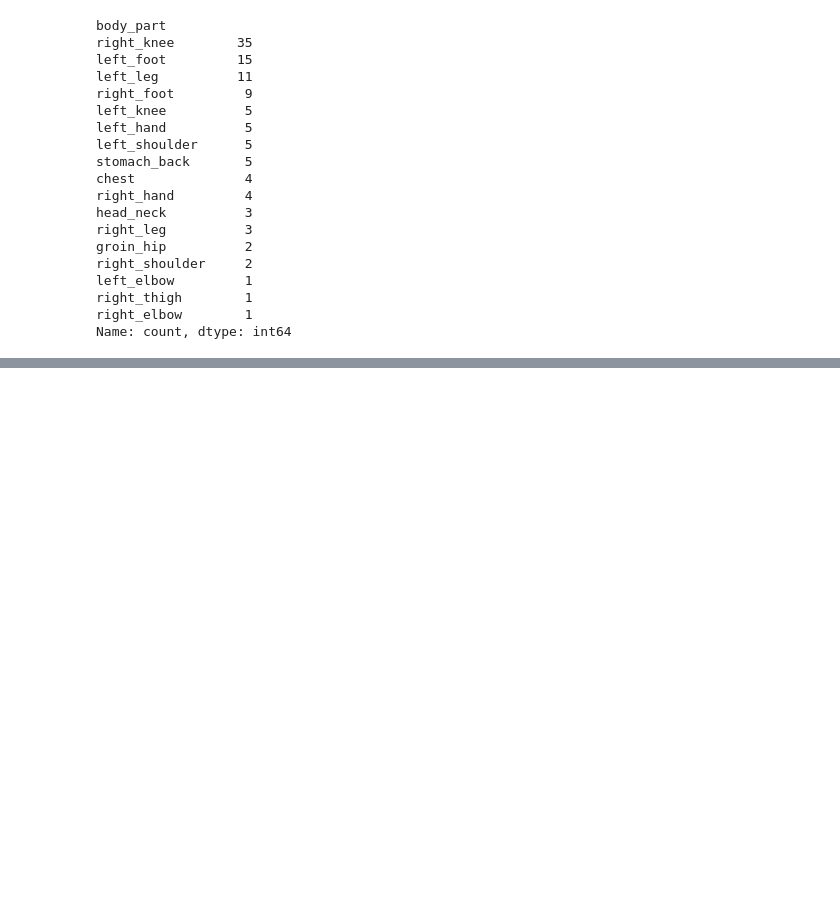
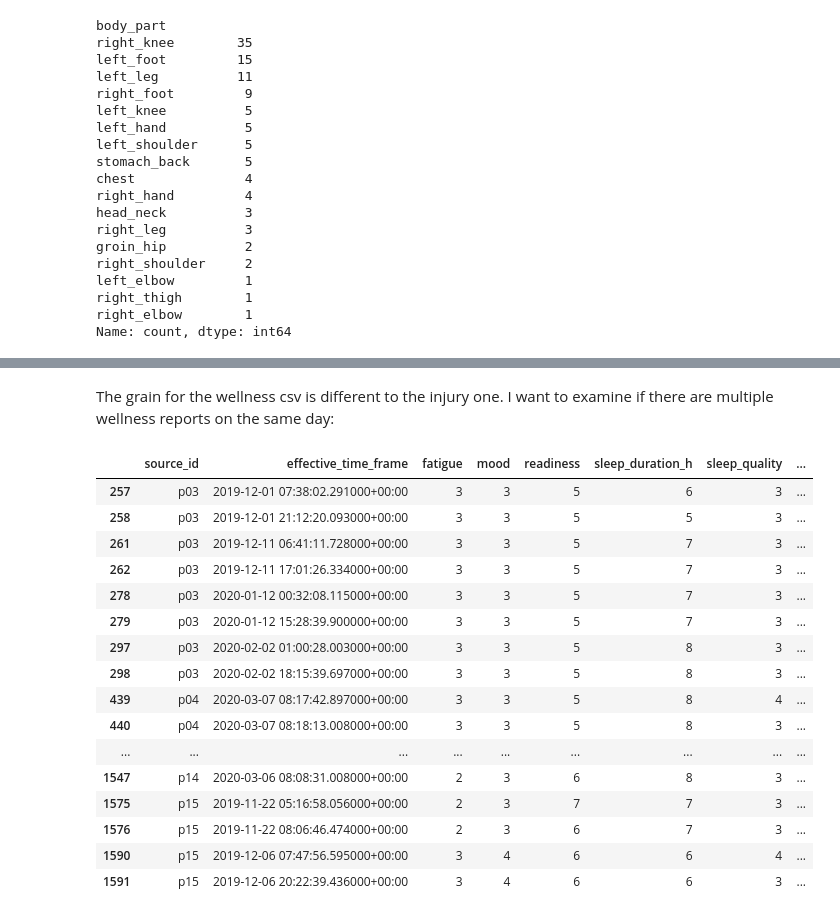
Before and after one commit to vish-mandalika/sql-pipeline-athletic-performance, a Jupyter notebook: etl.ipynb, the cells around one changed output, grey strips where cells are left out. Saved outputs shown, nothing was run; the diff lists cells and outputs as text; code cells hidden in the pictures; blank space fills up the shorter version.

```diff
--- a/etl.ipynb
+++ b/etl.ipynb
@@ -236,0 +247,24 @@ injuries_fact[dupe_mask].sort_values(["source_id","injury_date","body_part"])
+# %% [markdown]
+The grain for the wellness csv is different to the injury one. I want to examine if there are multiple wellness reports on the same day:
+# %%
+wellness["d"] = wellness["effective_time_frame"].dt.date
+multi = wellness.groupby(["source_id","d"]).filter(lambda g: len(g) > 1)
+multi.sort_values(["source_id","d","effective_time_frame"])
+# %% [output]
+|  | source_id | effective_time_frame | fatigue | mood | readiness | sleep_duration_h | sleep_quality | ... |
+| 257 | p03 | 2019-12-01 07:38:02.291000+00:00 | 3 | 3 | 5 | 6 | 3 | ... |
+| 258 | p03 | 2019-12-01 21:12:20.093000+00:00 | 3 | 3 | 5 | 5 | 3 | ... |
+| 261 | p03 | 2019-12-11 06:41:11.728000+00:00 | 3 | 3 | 5 | 7 | 3 | ... |
+| 262 | p03 | 2019-12-11 17:01:26.334000+00:00 | 3 | 3 | 5 | 7 | 3 | ... |
+| 278 | p03 | 2020-01-12 00:32:08.115000+00:00 | 3 | 3 | 5 | 7 | 3 | ... |
+| 279 | p03 | 2020-01-12 15:28:39.900000+00:00 | 3 | 3 | 5 | 7 | 3 | ... |
+| 297 | p03 | 2020-02-02 01:00:28.003000+00:00 | 3 | 3 | 5 | 8 | 3 | ... |
+| 298 | p03 | 2020-02-02 18:15:39.697000+00:00 | 3 | 3 | 5 | 8 | 3 | ... |
+| 439 | p04 | 2020-03-07 08:17:42.897000+00:00 | 3 | 3 | 5 | 8 | 4 | ... |
+| 440 | p04 | 2020-03-07 08:18:13.008000+00:00 | 3 | 3 | 5 | 8 | 3 | ... |
+| ... | ... | ... | ... | ... | ... | ... | ... | ... |
+| 1547 | p14 | 2020-03-06 08:08:31.008000+00:00 | 2 | 3 | 6 | 8 | 3 | ... |
+| 1575 | p15 | 2019-11-22 05:16:58.056000+00:00 | 2 | 3 | 7 | 7 | 3 | ... |
+| 1576 | p15 | 2019-11-22 08:06:46.474000+00:00 | 2 | 3 | 6 | 7 | 3 | ... |
+| 1590 | p15 | 2019-12-06 07:47:56.595000+00:00 | 3 | 4 | 6 | 6 | 4 | ... |
+| 1591 | p15 | 2019-12-06 20:22:39.436000+00:00 | 3 | 4 | 6 | 6 | 3 | ... |
```
Also changed, not shown: parts of 14 cells of this notebook.
